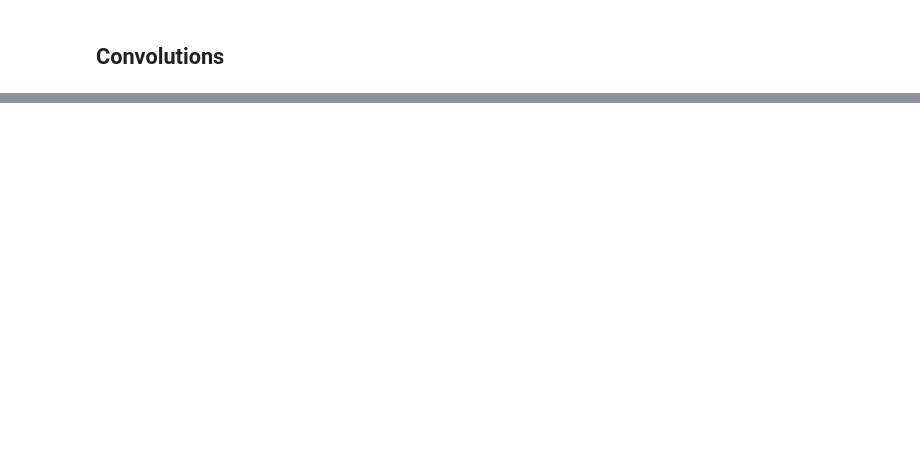
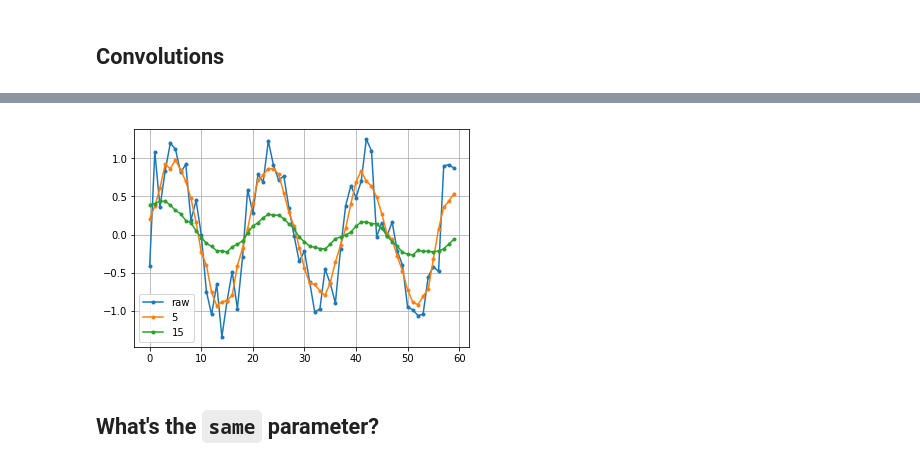
Before and after one commit to kamrik/ML2, a Jupyter notebook: slides/02_week.ipynb, the cells around one changed output, grey strips where cells are left out. Drawn from its saved outputs; the diff is of its cells as text; code cells hidden in the pictures; blank space fills up the shorter version.

```diff
--- a/slides/02_week.ipynb
+++ b/slides/02_week.ipynb
@@ -13,0 +47,11 @@ __Week 2 lecture__
+# %%
+plt.plot(noisy, '.-', label='raw')
+for window in [5,15]:
+    k = np.ones(window)/window
+    plt.plot(np.convolve(noisy, k, 'same'), '.-', label=str(window))
+plt.legend()
+plt.grid()
+# %% [output]
+[figure, added]
+# %% [markdown]
+## What's the `same` parameter?
```
Also changed, not shown: parts of 9 cells of this notebook.
